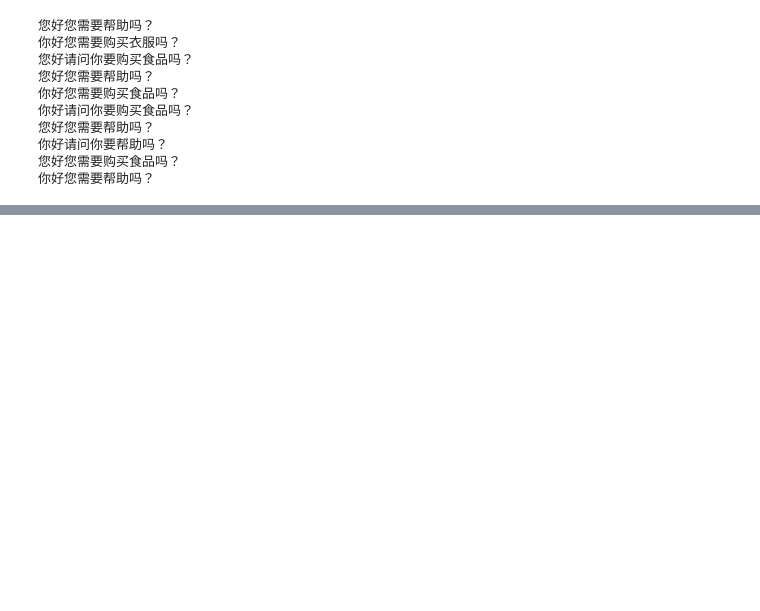
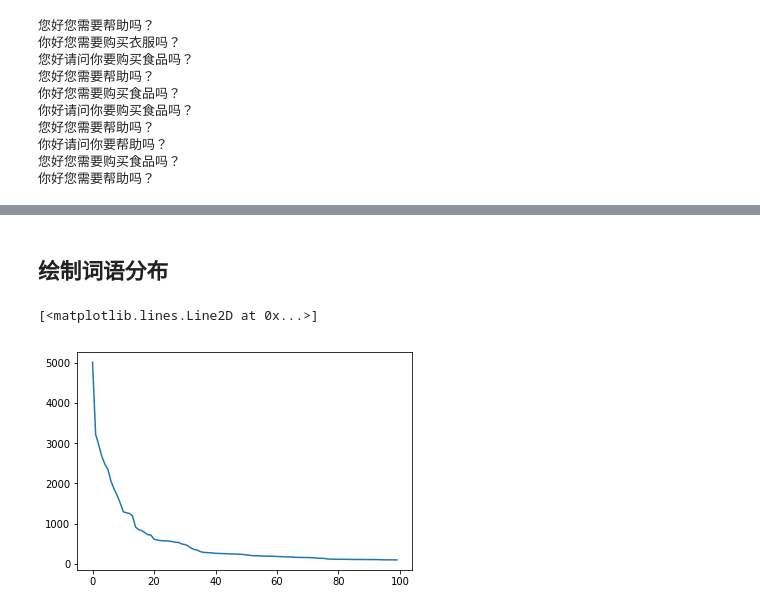
Before and after one commit to hengz/nlp_course, a Jupyter notebook: lesson01/Assignment-01-编程实践.ipynb, the cells around one changed output, grey strips where cells are left out. Saved outputs shown, nothing was run; the diff lists cells and outputs as text; code cells hidden in the pictures; blank space fills up the shorter version.

```diff
--- a/lesson01/Assignment-01-编程实践.ipynb
+++ b/lesson01/Assignment-01-编程实践.ipynb
@@ -86,0 +111,10 @@ with open('train.txt') as raw_text:
+# %%
+import jieba
+
+def cut(string):
+    return list(jieba.cut(string))
+# %%
+TOKEN = []
+
+for a in text_clean:
+    TOKEN += cut(a)
@@ -86,0 +146,4 @@ with open('train.txt') as raw_text:
+# %%
+from collections import Counter
+words_count = Counter(TOKEN)
+words_count.most_common(100)
@@ -86,0 +168,12 @@ with open('train.txt') as raw_text:
+# %% [markdown]
+## 绘制词语分布
+# %%
+frequiences = [f for w, f in words_count.most_common(100)]
+x = [i for i in range(100)]
+# %%
+import matplotlib.pyplot as plt
+%matplotlib inline
+plt.plot(x, frequiences)
+# %% [output]
+[<matplotlib.lines.Line2D at 0x...>]
+[figure, added]
```
Also changed, not shown: parts of 30 cells of this notebook.
